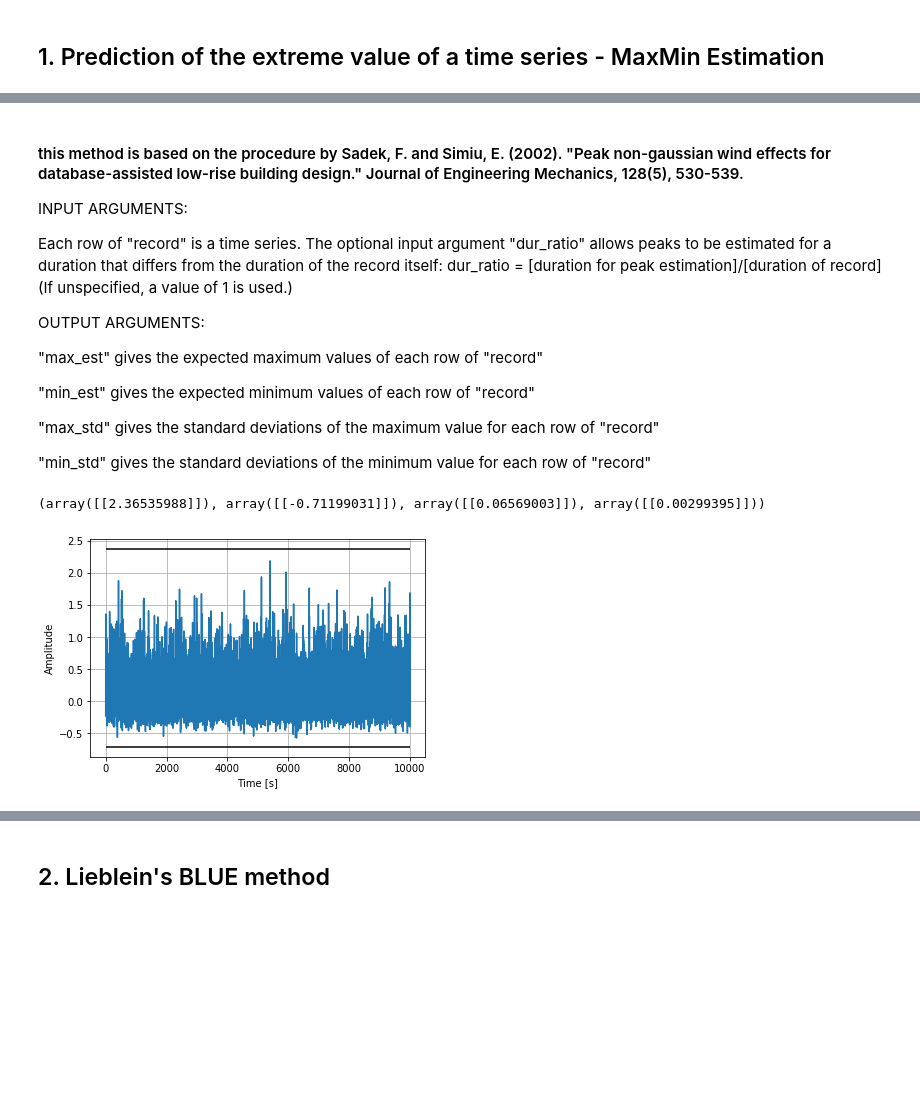
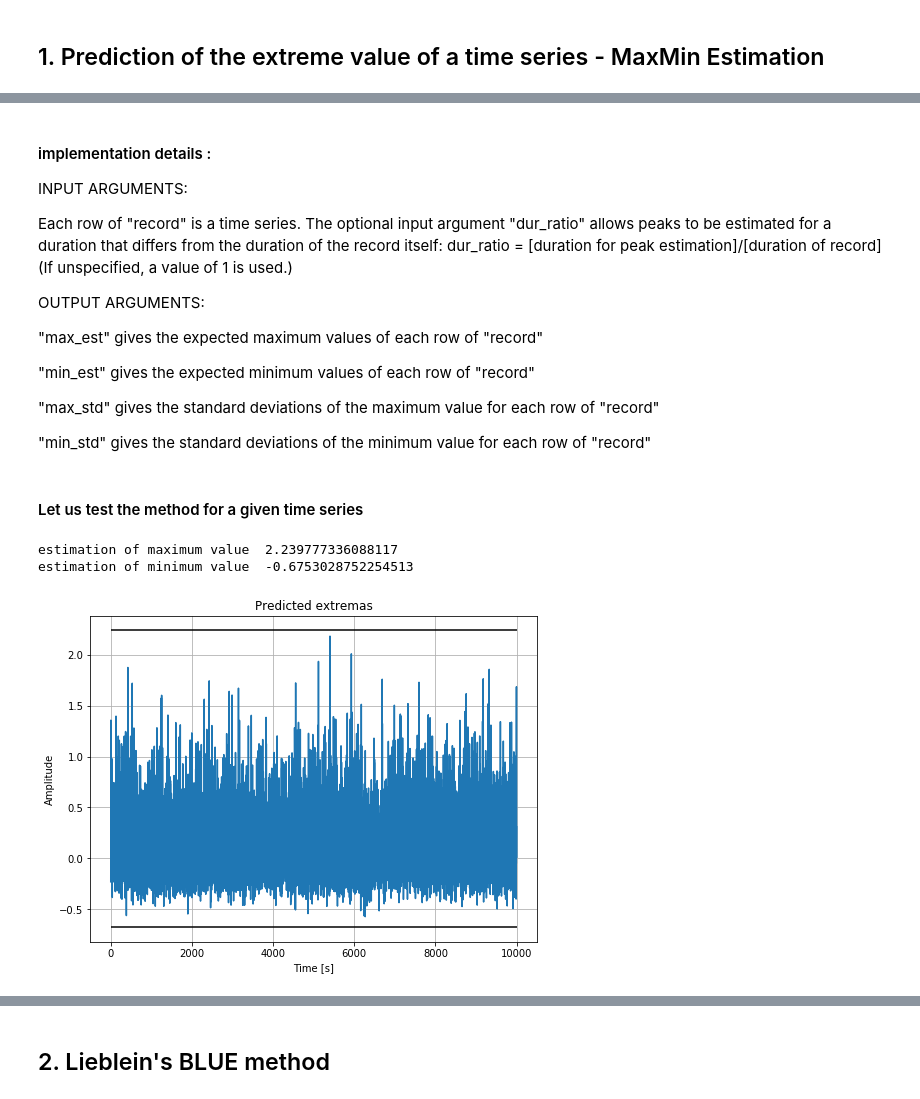
Before and after one commit to mpentek/SWELecture, a Jupyter notebook: Ex06Advanced/3_ExtremeValueAnalysis/swe_ws1920_6_3_advanced_topics_on_extreme_value_analysis.ipynb, the cells around one changed output, grey strips where cells are left out. Cells and saved outputs as stored; diff of their text form; code cells hidden in the pictures; blank space fills up the shorter version.

```diff
--- a/Ex06Advanced/3_ExtremeValueAnalysis/swe_ws1920_6_3_advanced_topics_on_extreme_value_analysis.ipynb
+++ b/Ex06Advanced/3_ExtremeValueAnalysis/swe_ws1920_6_3_advanced_topics_on_extreme_value_analysis.ipynb
@@ -32,5 +41,5 @@ import blue4pressure
 # %% [markdown]
-#### this method is based on the procedure by  Sadek, F. and Simiu, E. (2002). "Peak non-gaussian wind effects for database-assisted low-rise building design." Journal of Engineering Mechanics, 128(5), 530-539.
+#### implementation details :
 
 INPUT ARGUMENTS:
 
@@ -49,25 +58,30 @@ OUTPUT ARGUMENTS:
 "max_std" gives the standard deviations of the maximum value for each row of "record"
 
 "min_std" gives the standard deviations of the minimum value for each row of "record"
+# %% [markdown]
+#### Let us test the method for a given time series
+# %%
+given_series = np.loadtxt('test_data_gevrnd.dat', skiprows=0, usecols = (0,))
+
+# print results
+dur_ratio = 1
+result = maxminest(given_series, dur_ratio)
+maxv = result[0][0][0]
+minv = result[1][0][0]
+print('estimation of maximum value ', maxv)
+print('estimation of minimum value ', minv)
+# %% [output]
+estimation of maximum value  2.239777336088117
+estimation of minimum value  -0.6753028752254513
 # %%
-given_series = np.loadtxt('test_data_gevrnd.dat', skiprows=0, usecols = (0,))
-
-# print results
-result = maxminest(given_series)
-print(result)
-maxv = result[0][0][0]
-minv = result[1][0][0]
-
-###########
-
-plt.figure()
+plt.figure(num=1, figsize=(8, 6))
 x_series = np.arange(0.0, len(given_series), 1.0)
 plt.plot(x_series, given_series)
 plt.ylabel('Amplitude')
 plt.xlabel('Time [s]')
 plt.hlines([maxv, minv], x_series[0], x_series[-1])
+plt.title('Predicted extremas')
 plt.grid(True)
 plt.show()
 # %% [output]
-(array([[2.36535988]]), array([[-0.71199031]]), array([[0.06569003]]), array([[0.00299395]]))
-[figure, old version]
+[figure, new version]
```
Also changed, not shown: parts of 12 cells of this notebook, 5 other files.
